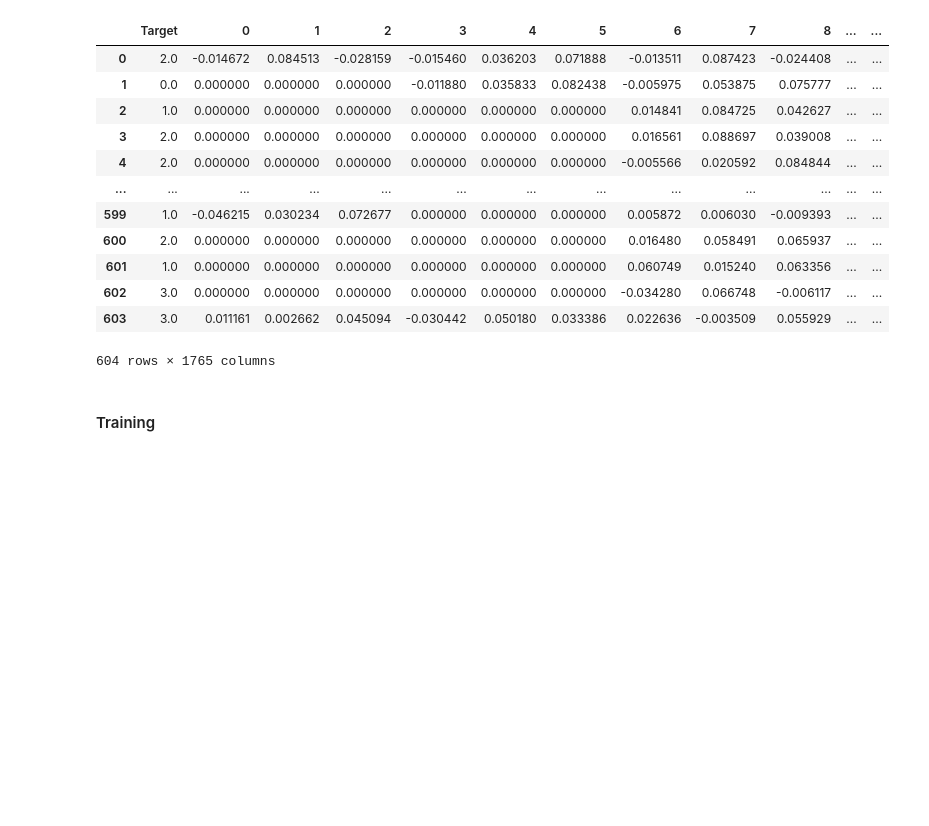
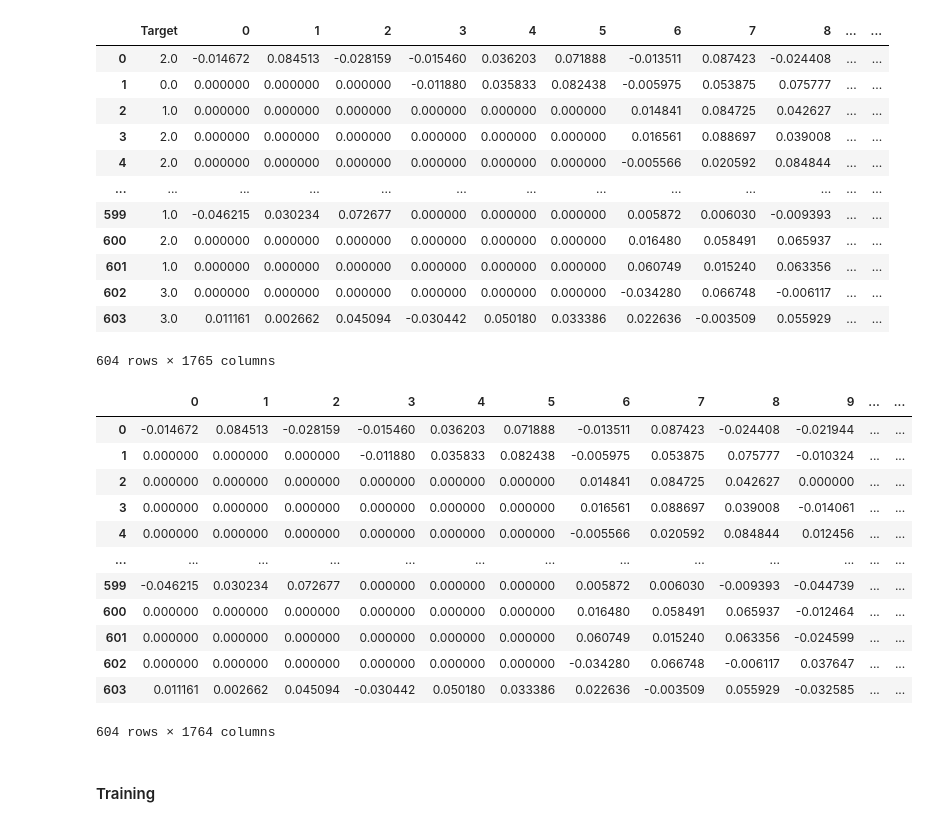
Before and after one commit to LucieDN/Sign-Language-Recognition, a Jupyter notebook: NoteBook/NoteBook.ipynb, the cells around one changed output. Saved outputs shown, nothing was run; the diff lists cells and outputs as text; code cells hidden in the pictures; blank space fills up the shorter version.

```diff
--- a/NoteBook/NoteBook.ipynb
+++ b/NoteBook/NoteBook.ipynb
@@ -533,6 +524,7 @@ from sklearn.metrics import classification_report, ConfusionMatrixDisplay
 import matplotlib.pyplot as plt
 # %%
 data_training = pd.read_csv("../DataManipulation/Data/Training.csv")
+data_test = pd.read_csv("../DataManipulation/Data/Test.csv")
 data_training
 # %% [output]
 |  | Target | 0 | 1 | 2 | 3 | 4 | 5 | 6 | 7 | 8 | ... | ... |
@@ -548,6 +540,27 @@ data_training
 | 602 | 3.0 | 0.000000 | 0.000000 | 0.000000 | 0.000000 | 0.000000 | 0.000000 | -0.034280 | 0.066748 | -0.006117 | ... | ... |
 | 603 | 3.0 | 0.011161 | 0.002662 | 0.045094 | -0.030442 | 0.050180 | 0.033386 | 0.022636 | -0.003509 | 0.055929 | ... | ... |
 604 rows × 1765 columns
+# %%
+X_training = data_training.iloc[ : , 1:]
+y_training = data_training['Target']
+X_test = data_test.iloc[ : , 1:]
+y_test = data_test['Target']
+
+X_training
+# %% [output]
+|  | 0 | 1 | 2 | 3 | 4 | 5 | 6 | 7 | 8 | 9 | ... | ... |
+| 0 | -0.014672 | 0.084513 | -0.028159 | -0.015460 | 0.036203 | 0.071888 | -0.013511 | 0.087423 | -0.024408 | -0.021944 | ... | ... |
+| 1 | 0.000000 | 0.000000 | 0.000000 | -0.011880 | 0.035833 | 0.082438 | -0.005975 | 0.053875 | 0.075777 | -0.010324 | ... | ... |
+| 2 | 0.000000 | 0.000000 | 0.000000 | 0.000000 | 0.000000 | 0.000000 | 0.014841 | 0.084725 | 0.042627 | 0.000000 | ... | ... |
+| 3 | 0.000000 | 0.000000 | 0.000000 | 0.000000 | 0.000000 | 0.000000 | 0.016561 | 0.088697 | 0.039008 | -0.014061 | ... | ... |
+| 4 | 0.000000 | 0.000000 | 0.000000 | 0.000000 | 0.000000 | 0.000000 | -0.005566 | 0.020592 | 0.084844 | 0.012456 | ... | ... |
+| ... | ... | ... | ... | ... | ... | ... | ... | ... | ... | ... | ... | ... |
+| 599 | -0.046215 | 0.030234 | 0.072677 | 0.000000 | 0.000000 | 0.000000 | 0.005872 | 0.006030 | -0.009393 | -0.044739 | ... | ... |
+| 600 | 0.000000 | 0.000000 | 0.000000 | 0.000000 | 0.000000 | 0.000000 | 0.016480 | 0.058491 | 0.065937 | -0.012464 | ... | ... |
+| 601 | 0.000000 | 0.000000 | 0.000000 | 0.000000 | 0.000000 | 0.000000 | 0.060749 | 0.015240 | 0.063356 | -0.024599 | ... | ... |
+| 602 | 0.000000 | 0.000000 | 0.000000 | 0.000000 | 0.000000 | 0.000000 | -0.034280 | 0.066748 | -0.006117 | 0.037647 | ... | ... |
+| 603 | 0.011161 | 0.002662 | 0.045094 | -0.030442 | 0.050180 | 0.033386 | 0.022636 | -0.003509 | 0.055929 | -0.032585 | ... | ... |
+604 rows × 1764 columns
 # %% [markdown]
 #### Training
 # %%
```
Also changed, not shown: parts of 7 cells of this notebook.
